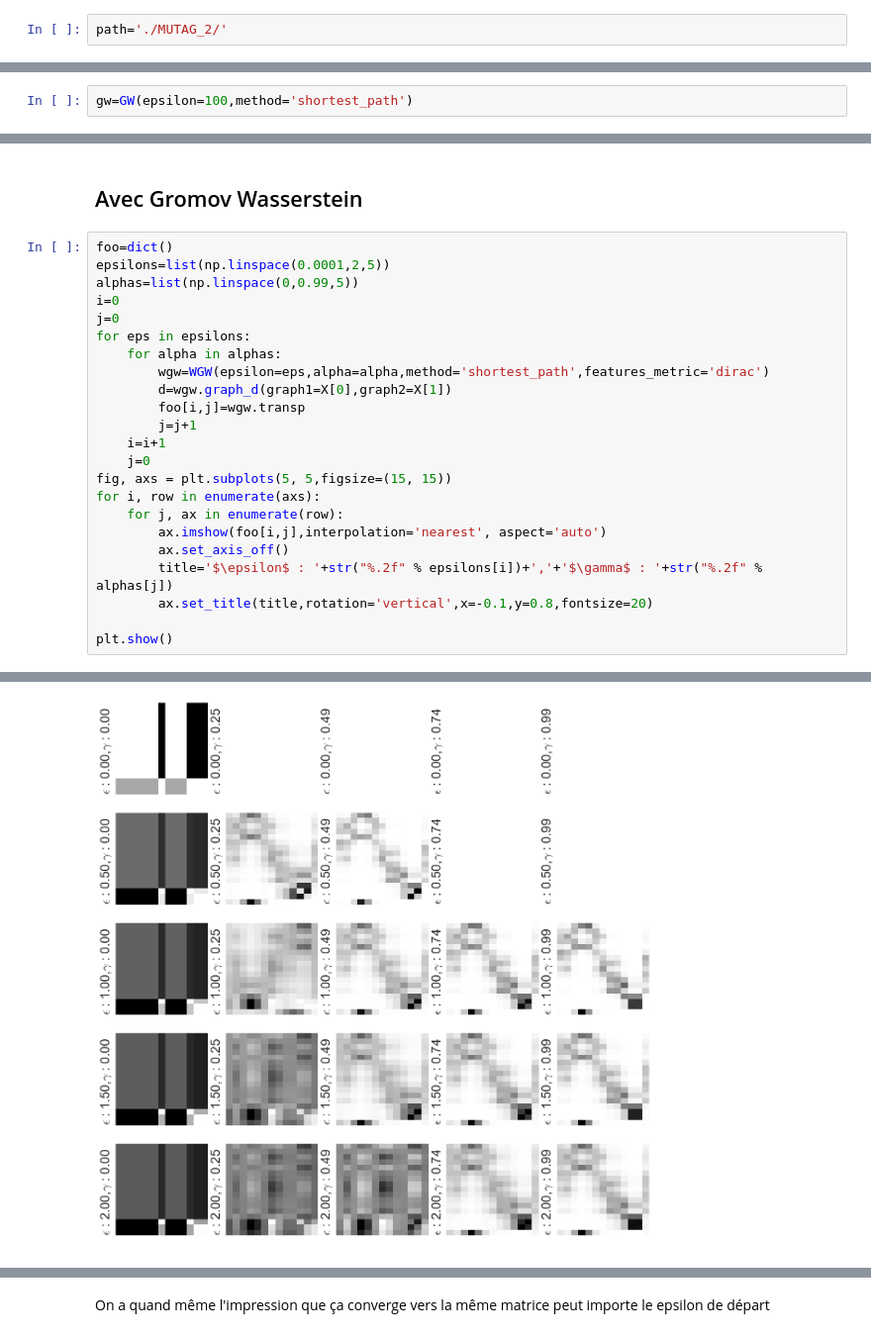
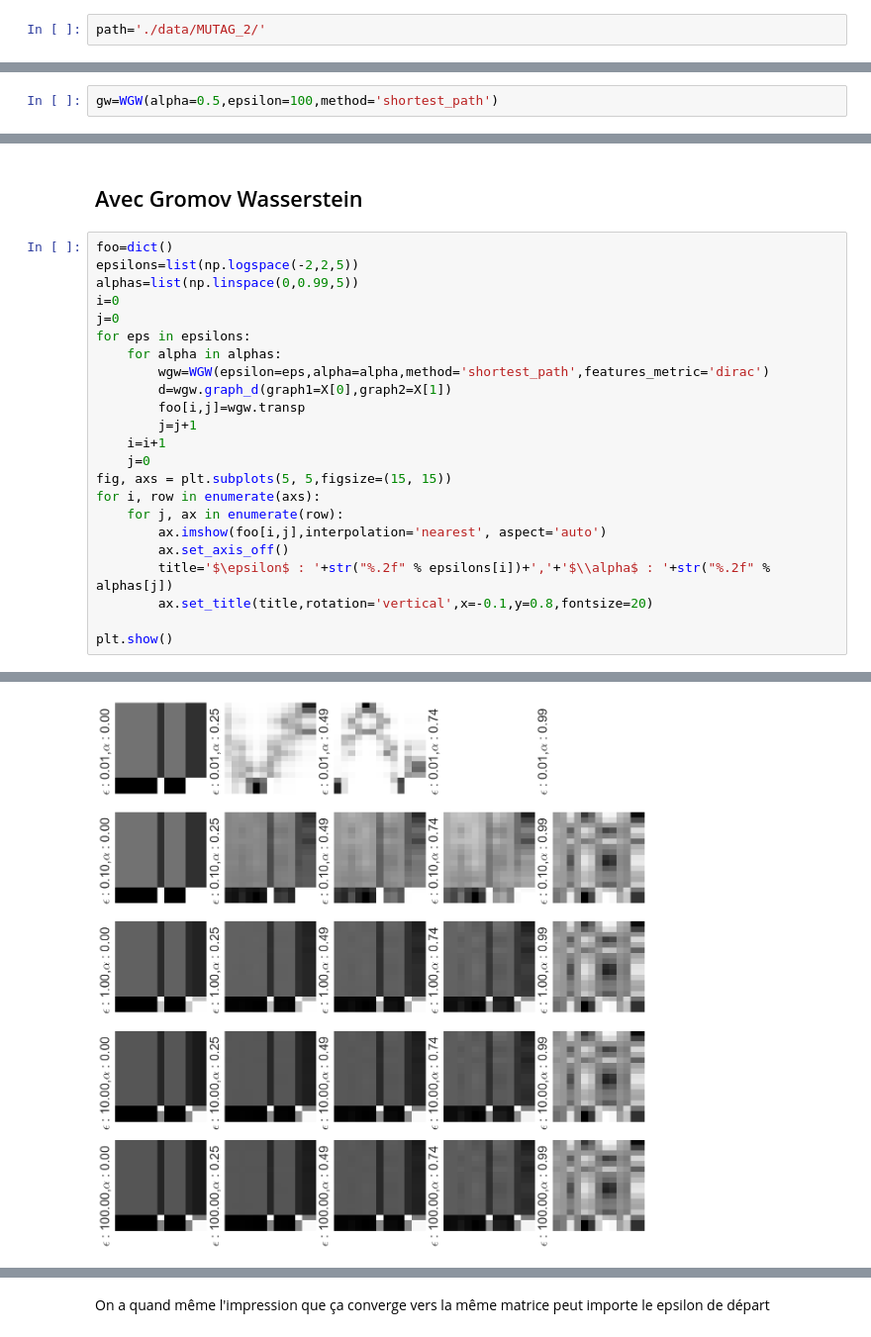
Before and after one commit to tvayer/gwtest, a Jupyter notebook: Mutag.ipynb, the cells around one changed output, grey strips where cells are left out. Shown at 99% size. Drawn from its saved outputs; the diff is of its cells as text.

```diff
--- a/Mutag.ipynb
+++ b/Mutag.ipynb
@@ -19,7 +23,7 @@ from ot_distances import Gromov_distance as GW
 from ot_distances import Wasserstein_distance as EMD
 from ot_distances import Gromov_Wasserstein_distance as WGW
 # %%
-path='./MUTAG_2/'
+path='./data/MUTAG_2/'
 # %%
 dataset=build_MUTAG_dataset(path)
 # %%
@@ -27,7 +31,7 @@ X,y=zip(*dataset)
 # %%
 d={'epsilon': 100.0, 'normalize_distance': True, 'method': 'shortest_path'}
 # %%
-gw=GW(epsilon=100,method='shortest_path')
+gw=WGW(alpha=0.5,epsilon=100,method='shortest_path')
 # %%
 print('Classe : ',y[0])
 X[0].display_graph(labels= nx.get_node_attributes(X[0].nx_graph, 'attr_name'))
@@ -85,7 +89,7 @@ plt.show()
 ## Avec Gromov Wasserstein
 # %%
 foo=dict()
-epsilons=list(np.linspace(0.0001,2,5))
+epsilons=list(np.logspace(-2,2,5))
 alphas=list(np.linspace(0,0.99,5))
 i=0
 j=0
@@ -102,7 +106,7 @@ for i, row in enumerate(axs):
     for j, ax in enumerate(row):
         ax.imshow(foo[i,j],interpolation='nearest', aspect='auto')
         ax.set_axis_off()
-        title='$\epsilon$ : '+str("%.2f" % epsilons[i])+','+'$\gamma$ : '+str("%.2f" % alphas[j])
+        title='$\epsilon$ : '+str("%.2f" % epsilons[i])+','+'$\\alpha$ : '+str("%.2f" % alphas[j])
         ax.set_title(title,rotation='vertical',x=-0.1,y=0.8,fontsize=20)
 
 plt.show()
@@ -128,4 +120,4 @@ Warning: numerical errors at iteration 0
-[figure, old version]
+[figure, new version]
 # %%
 foo=dict()
 epsilons=list(np.linspace(0.5,10,10))
```
Also changed, not shown: parts of 55 cells of this notebook, 42 other files.
